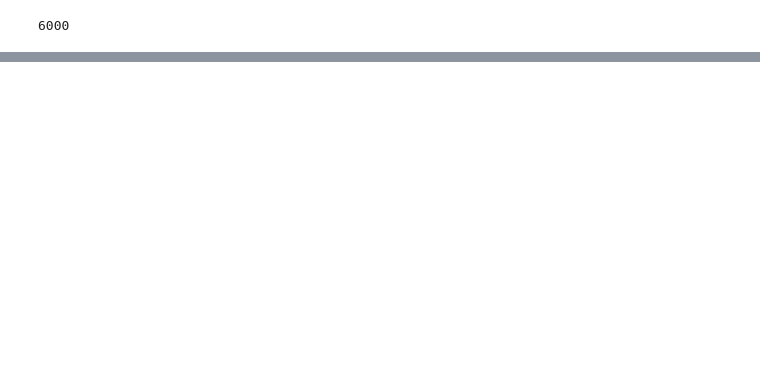
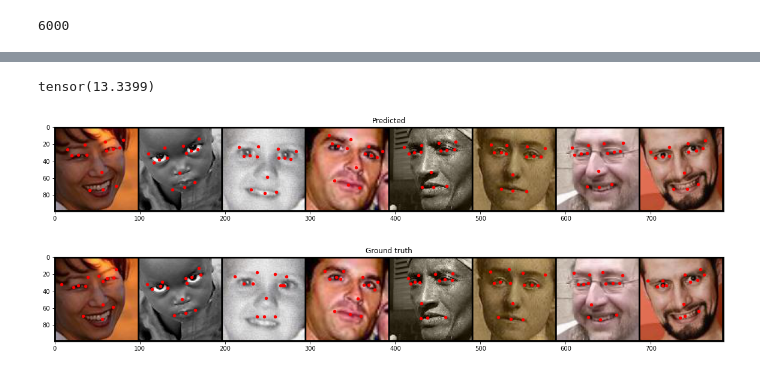
Before and after one commit to Alexkkir/face-points-detection, a Jupyter notebook: cv_hw3_face_points_v2.ipynb, the cells around one changed output, grey strips where cells are left out. Cells and saved outputs as stored; diff of their text form; code cells hidden in the pictures; blank space fills up the shorter version.

```diff
--- a/cv_hw3_face_points_v2.ipynb
+++ b/cv_hw3_face_points_v2.ipynb
@@ -505,0 +528,17 @@ tensor(27.8413)
+# %%
+transform = A.Compose([
+    A.CenterCrop(width=96, height=96),
+    #MyHorizontalFlip(p=0.5),
+    #A.RandomRotate90(),
+    #A.RandomBrightnessContrast(),
+    ToTensorV2()
+], keypoint_params=A.KeypointParams(format='xy', remove_invisible=False))
+
+
+dataset_test = FacePointsDataset(MODIFIED / 'val', MODIFIED / 'points_val.csv', transform=transform)
+dl_test = DataLoader(dataset_test, shuffle=True, batch_size=8)
+test_on_batch(model, dl_test)
+# %% [output]
+tensor(13.3399)
+[figure, added]
+[figure, added]
```
Also changed, not shown: parts of 12 cells of this notebook.
